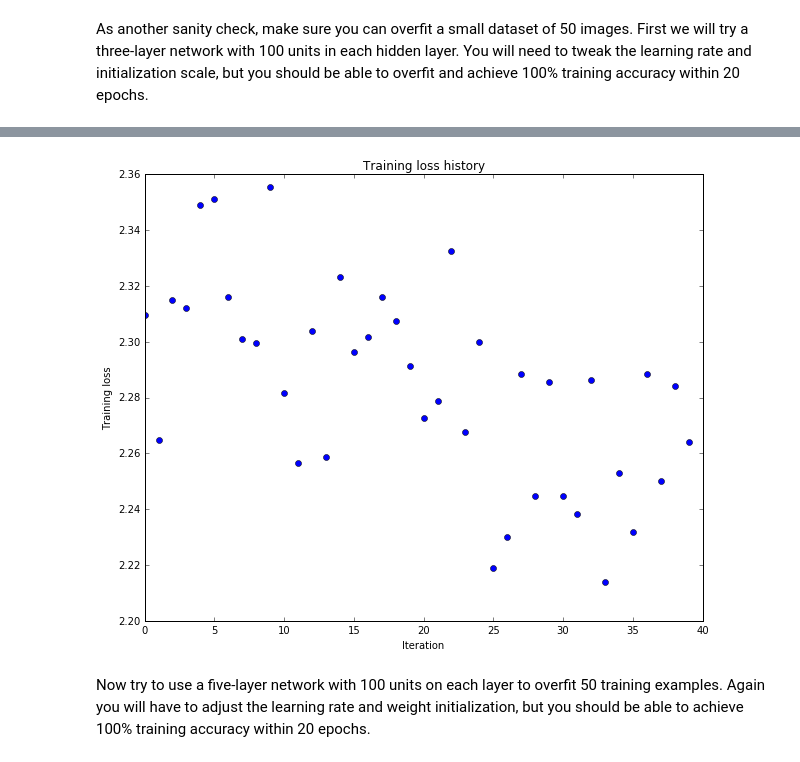
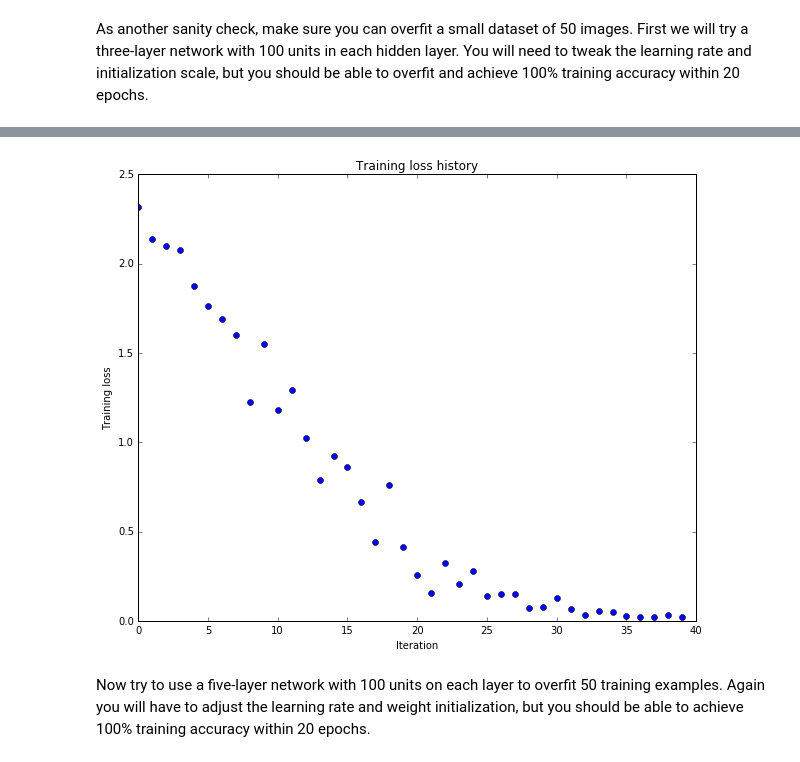
Before and after one commit to agrawalraj/cs294_nn, a Jupyter notebook: assignment2/FullyConnectedNets.ipynb, the cells around one changed output, grey strips where cells are left out. Saved outputs shown, nothing was run; the diff lists cells and outputs as text; code cells hidden in the pictures.

```diff
--- a/assignment2/FullyConnectedNets.ipynb
+++ b/assignment2/FullyConnectedNets.ipynb
@@ -424,7 +426,7 @@ small_data = {
 }
 
 weight_scale = 1e-2
-learning_rate = 1e-4
+learning_rate = 1e-2
 model = FullyConnectedNet([100, 100],
               weight_scale=weight_scale, dtype=np.float64)
 solver = Solver(model, small_data,
@@ -462,4 +464,4 @@ plt.show()
-[figure, old version]
+[figure, new version]
 # %% [markdown]
 Now try to use a five-layer network with 100 units on each layer to overfit 50 training examples. Again you will have to adjust the learning rate and weight initialization, but you should be able to achieve 100% training accuracy within 20 epochs.
 # %%
```
Also changed, not shown: parts of 13 cells of this notebook, 3 other files.
